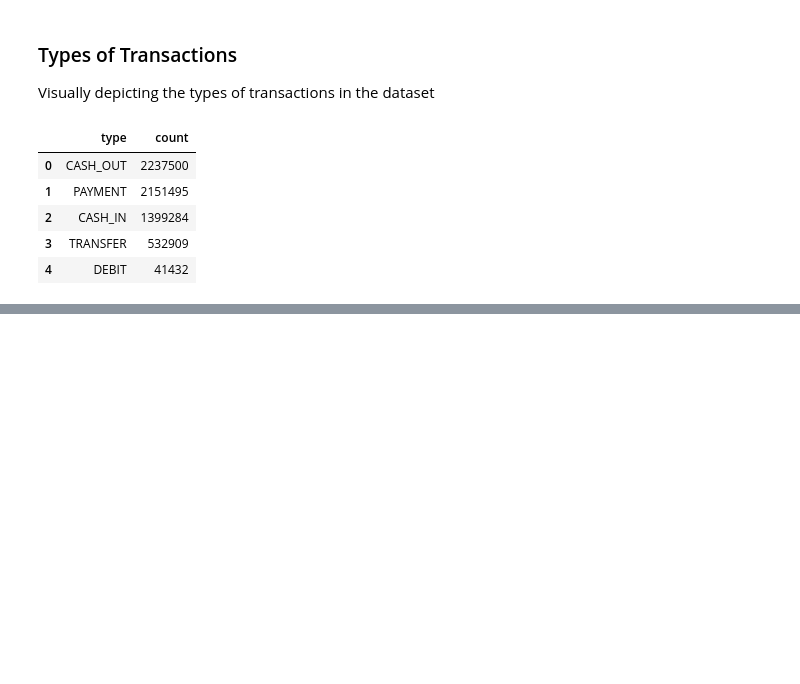
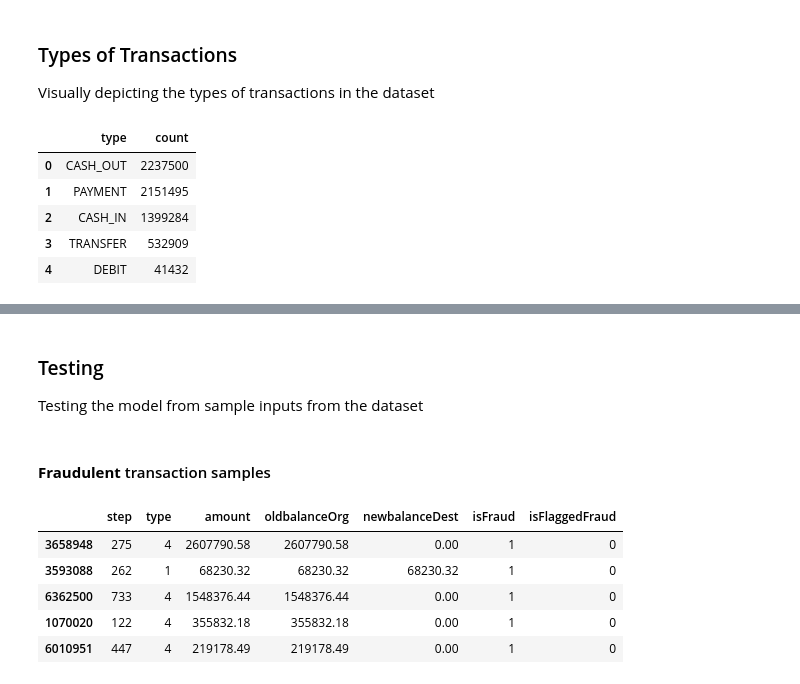
Before and after one commit to nirmit27/ds-and-ml, a Jupyter notebook: Models/transaction-fraud-predictor.ipynb, the cells around one changed output, grey strips where cells are left out. Saved outputs shown, nothing was run; the diff lists cells and outputs as text; code cells hidden in the pictures; blank space fills up the shorter version.

```diff
--- a/Models/transaction-fraud-predictor.ipynb
+++ b/Models/transaction-fraud-predictor.ipynb
@@ -268,0 +299,10 @@ Most of the transactions are **cash withdrawals** or **transfers** in nature.
+# %%
+temp = df.copy()
+temp.type = temp.type.map(dict(
+    zip(
+        np.array(df.type.value_counts().index),
+        (1, 2, 3, 4, 5),
+    )
+))
+
+temp.type.value_counts()
@@ -268,0 +363,14 @@ Most of the transactions are **cash withdrawals** or **transfers** in nature.
+# %% [markdown]
+### Testing
+Testing the model from sample inputs from the dataset
+# %% [markdown]
+#### **Fraudulent** transaction samples
+# %%
+temp[temp['isFraud'] == 1].sample(100).head()
+# %% [output]
+|  | step | type | amount | oldbalanceOrg | newbalanceDest | isFraud | isFlaggedFraud |
+| 3658948 | 275 | 4 | 2607790.58 | 2607790.58 | 0.00 | 1 | 0 |
+| 3593088 | 262 | 1 | 68230.32 | 68230.32 | 68230.32 | 1 | 0 |
+| 6362500 | 733 | 4 | 1548376.44 | 1548376.44 | 0.00 | 1 | 0 |
+| 1070020 | 122 | 4 | 355832.18 | 355832.18 | 0.00 | 1 | 0 |
+| 6010951 | 447 | 4 | 219178.49 | 219178.49 | 0.00 | 1 | 0 |
```
Also changed, not shown: parts of 37 cells of this notebook.
